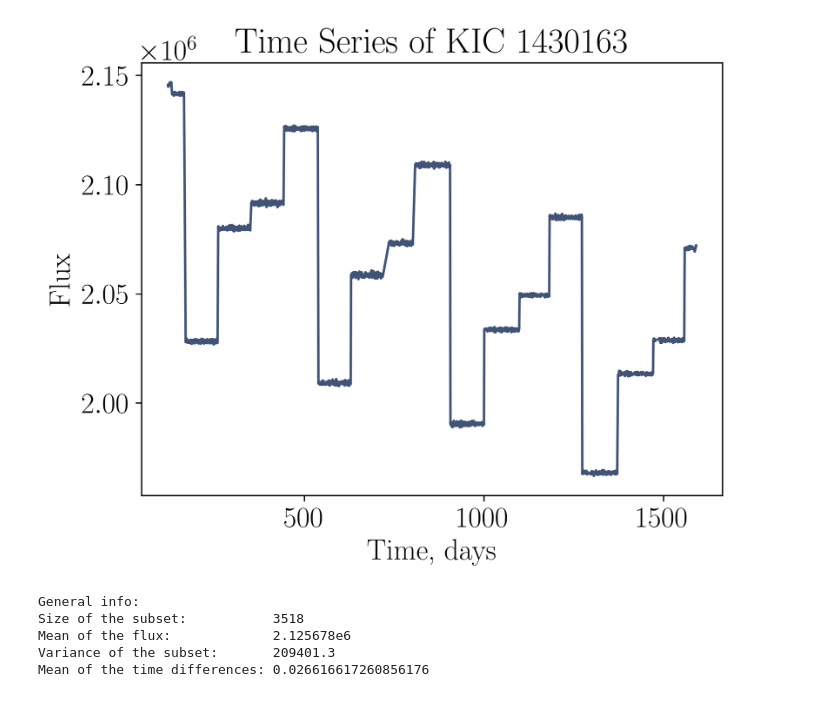
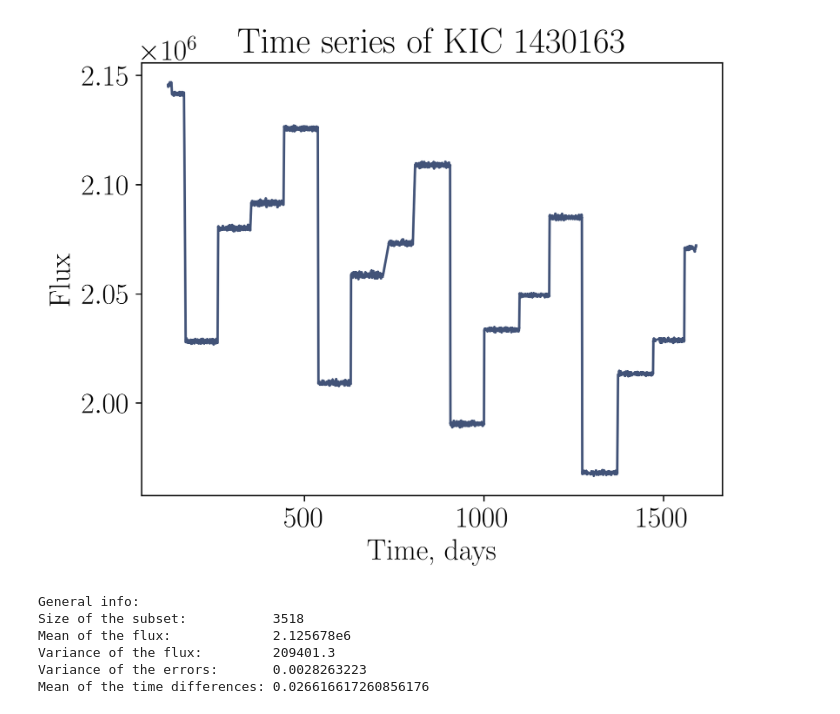
Before and after one commit to paveloom-c/GPKernels, a Jupyter notebook: notebooks/KIC1430163/KIC1430163.ipynb, the cells around one changed output. Saved outputs shown, nothing was run; the diff lists cells and outputs as text; code cells hidden in the pictures.

```diff
--- a/notebooks/KIC1430163/KIC1430163.ipynb
+++ b/notebooks/KIC1430163/KIC1430163.ipynb
@@ -70,11 +70,11 @@ color = "#425378";
 # %%
 plot(tₐ, fₐ, color)
 
 xlabel(L"\textrm{Time, days}")
 ylabel(L"\textrm{Flux}")
-title(latexstring("\\textrm{Time Series of KIC $KIC_ID}"));
+title(latexstring("\\textrm{Time series of KIC $KIC_ID}"));
 # %% [output]
-[figure, old version]
+[figure, new version]
 # %%
 # Create a mask to select one of successive periods of observation
 mask = (tₐ .≥ 443.5105) .& (tₐ .≤ 537.5502295)
@@ -85,7 +85,7 @@ const t = tₘ .- mean(tₘ)
 const f = fₐ[mask]
 const fσ = fσₐ[mask]
 
-# An auxiliary variable for the general shift of text output to the right
+# An auxiliary variable for the general shift of text output to the left
 pad = 30
 
 println(rpad("General info:", pad))
@@ -94,8 +94,11 @@ println(rpad("Size of the subset:", pad), size(t, 1))
 const μ₀ = mean(f)
 println(rpad("Mean of the flux: ", pad), μ₀)
 
-const σ²₀ = var(f)
-println(rpad("Variance of the subset: ", pad), σ²₀)
+const A₀ = var(f)
+println(rpad("Variance of the flux: ", pad), A₀)
+
+const σ²ₑ = var(fσ)
+println(rpad("Variance of the errors: ", pad), σ²ₑ)
 
 # Calculating the mean of the time differences between observations
 Δt = []
@@ -109,7 +112,8 @@ println(rpad("Mean of the time differences:", pad), Δμ)
 General info:
 Size of the subset:           3518
 Mean of the flux:             2.125678e6
-Variance of the subset:       209401.3
+Variance of the flux:         209401.3
+Variance of the errors:       0.0028263223
 Mean of the time differences: 0.026616617260856176
 # %%
 close()
```
Also changed, not shown: parts of 3 cells of this notebook, 4 other files.
